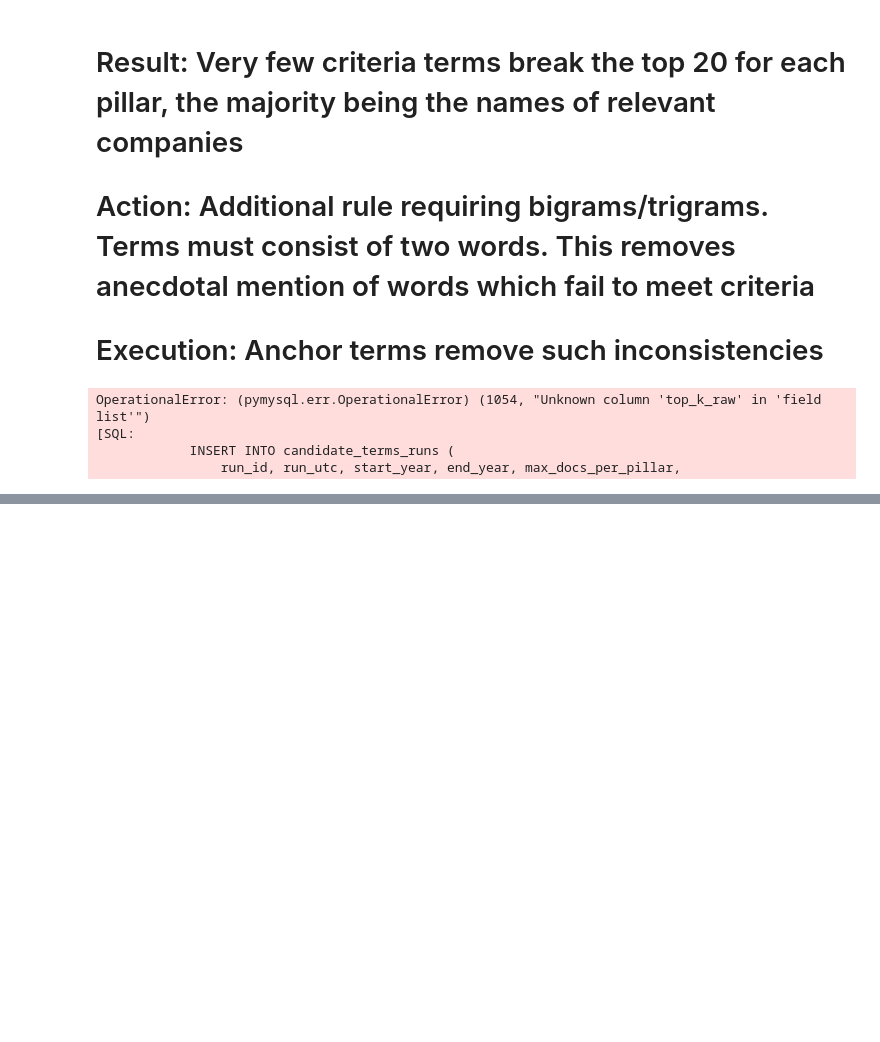
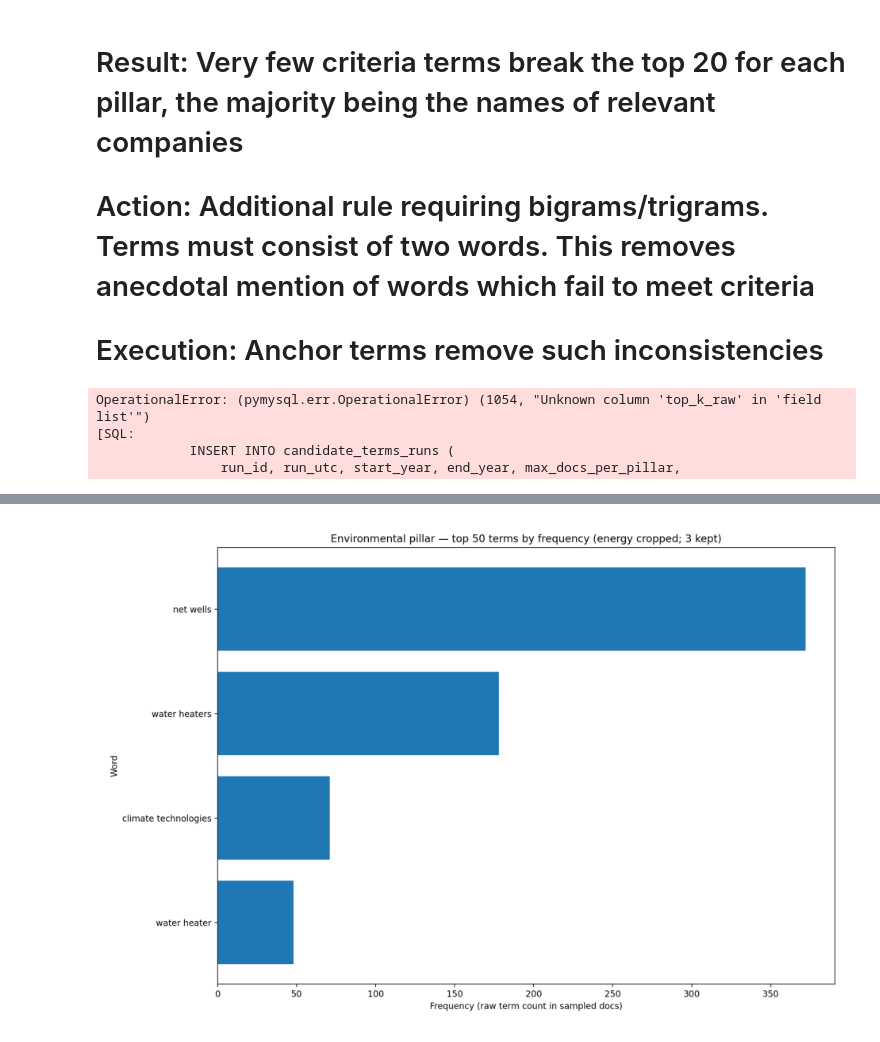
Before and after one commit to RealRyanno2022/massive-final-year-project-daniel-ryan-msiss-2026, a Jupyter notebook: 03_word_prep_for_google_trends_analysis.ipynb, the cells around one changed output, grey strips where cells are left out. Cells and saved outputs as stored; diff of their text form; code cells hidden in the pictures; blank space fills up the shorter version.

Commit message:
Applying a set reduction excluding energy from the top fifty only gives you four other significant bigram terms

```diff
--- a/03_word_prep_for_google_trends_analysis.ipynb
+++ b/03_word_prep_for_google_trends_analysis.ipynb
@@ -1081,0 +1081,82 @@ This error occurred with the following context stack:
+# %%
+# Ideally we will isolate 3 energy terms and focus on finding other relevant environmental characteristics.
+# We will use the top 50 terms to isolate more effectively as opposed to the top 20
+
+from pathlib import Path
+import matplotlib.pyplot as plt
+import matplotlib.image as mpimg
+import polars as pl
+
+# What this cell does:
+# - Takes your existing E_top (Polars DF) from the previous cell/script
+# - Expands chart to top 50 by term_count
+# - Drops "energy" terms except an allow-list
+# - Saves to ./output and displays the PNG inline
+
+# --- Config ---
+TOP_N = 50
+ENERGY_KEEP = {
+    "renewable energy",
+    "clean energy",
+    "energy efficiency",
+}
+
+OUT_DIR = (Path.cwd() / "output").resolve()
+OUT_DIR.mkdir(parents=True, exist_ok=True)
+
+OUT_PNG = (OUT_DIR / f"03_terms_Environmental_top{TOP_N}_noenergy.png").resolve()
+
+# --- Guard: require E_top to exist in memory ---
+if "E_top" not in globals():
+    raise NameError("E_top not found in memory. Run the cell/script that builds E_top first.")
+
+if not isinstance(E_top, pl.DataFrame):
+    raise TypeError(f"E_top is not a Polars DataFrame (got {type(E_top)}).")
+
+# --- Filter out 'energy' noise but keep ENERGY_KEEP ---
+E_plot = (
+    E_top
+    .with_columns(pl.col("term").cast(pl.Utf8))
+    .filter(
+        (~pl.col("term").str.contains(r"\benergy\b")) |
+        (pl.col("term").is_in(list(ENERGY_KEEP)))
+    )
+)
+
+# --- Build top N by frequency (term_count) ---
+# term_count should already exist from your compute_manual_tfidf_terms; if not, fail loudly
+if "term_count" not in E_plot.columns:
+    raise ValueError("E_top/E_plot is missing 'term_count'. Ensure compute_manual_tfidf_terms joins term_totals.")
+
+top = (
+    E_plot
+    .select(["term", "term_count"])
+    .sort("term_count", descending=True)
+    .head(TOP_N)
+    .sort("term_count", descending=False)
+    .to_pandas()
+)
+
+# --- Save reproducibly ---
+if OUT_PNG.exists():
+    OUT_PNG.unlink()
+
+fig_h = max(8.0, 0.30 * len(top) + 2.5)
+plt.figure(figsize=(12, fig_h))
+plt.barh(top["term"], top["term_count"])
+plt.xlabel("Frequency (raw term count in sampled docs)")
+plt.ylabel("Word")
+plt.title(f"Environmental pillar — top {TOP_N} terms by frequency (energy cropped; 3 kept)")
+plt.tight_layout()
+plt.savefig(OUT_PNG, dpi=200, bbox_inches="tight")
+plt.close()
+
+print(f"Saved figure → {OUT_PNG}")
+
+# --- Display the PNG again ---
+img = mpimg.imread(OUT_PNG)
+plt.figure(figsize=(12, 8))
+plt.imshow(img)
+plt.axis("off")
+plt.show()
+# %% [output]
@@ -1081,0 +1164 @@ This error occurred with the following context stack:
+[figure, added]
```
Also changed, not shown: parts of 3 cells of this notebook, 1 other file.
